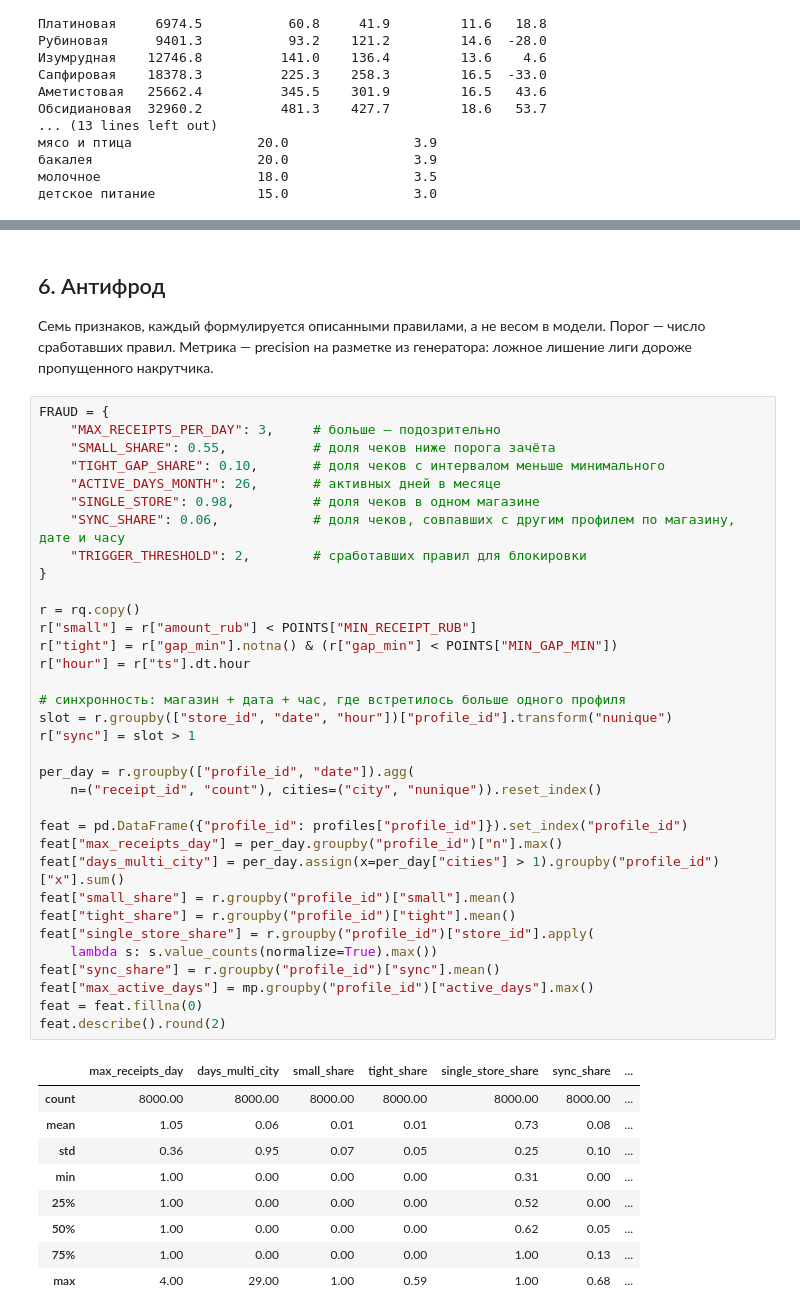
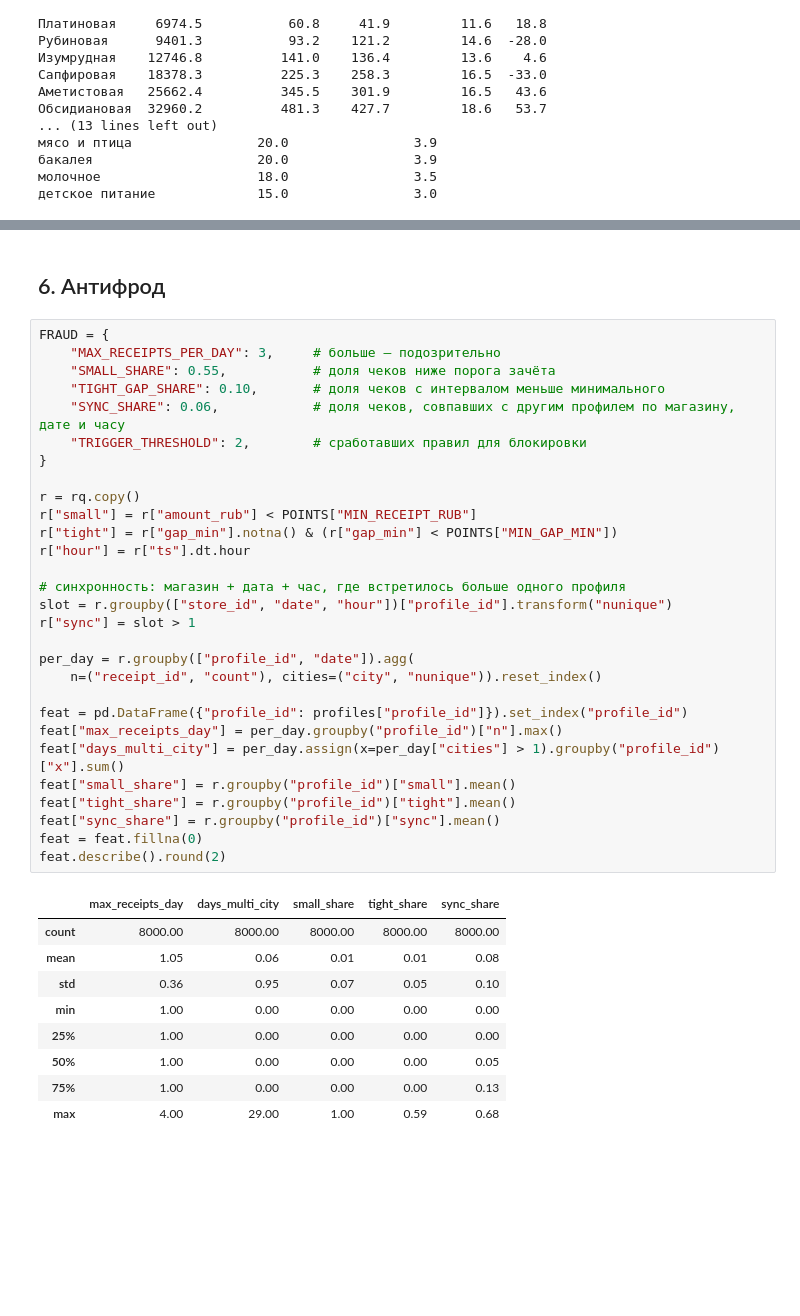
Before and after one commit to Stern-Ritter/game-loyalty-design, a Jupyter notebook: leagues-engine.ipynb, the cells around one changed output, grey strips where cells are left out. Saved outputs shown, nothing was run; the diff lists cells and outputs as text; blank space fills up the shorter version.

```diff
--- a/leagues-engine.ipynb
+++ b/leagues-engine.ipynb
@@ -915,53 +891,44 @@ print(rate_tbl.to_string())
 # %% [markdown]
 ## 6. Антифрод
-
-Семь признаков, каждый формулируется описанными правилами, а не весом в модели. Порог — число сработавших
-правил. Метрика — precision на разметке из генератора: ложное лишение лиги дороже
-пропущенного накрутчика.
 # %%
 FRAUD = {
     "MAX_RECEIPTS_PER_DAY": 3,     # больше — подозрительно
     "SMALL_SHARE": 0.55,           # доля чеков ниже порога зачёта
     "TIGHT_GAP_SHARE": 0.10,       # доля чеков с интервалом меньше минимального
-    "ACTIVE_DAYS_MONTH": 26,       # активных дней в месяце
-    "SINGLE_STORE": 0.98,          # доля чеков в одном магазине
     "SYNC_SHARE": 0.06,            # доля чеков, совпавших с другим профилем по магазину, дате и часу
     "TRIGGER_THRESHOLD": 2,        # сработавших правил для блокировки
 }
 
 r = rq.copy()
 r["small"] = r["amount_rub"] < POINTS["MIN_RECEIPT_RUB"]
 r["tight"] = r["gap_min"].notna() & (r["gap_min"] < POINTS["MIN_GAP_MIN"])
 r["hour"] = r["ts"].dt.hour
 
 # синхронность: магазин + дата + час, где встретилось больше одного профиля
 slot = r.groupby(["store_id", "date", "hour"])["profile_id"].transform("nunique")
 r["sync"] = slot > 1
 
 per_day = r.groupby(["profile_id", "date"]).agg(
     n=("receipt_id", "count"), cities=("city", "nunique")).reset_index()
 
 feat = pd.DataFrame({"profile_id": profiles["profile_id"]}).set_index("profile_id")
 feat["max_receipts_day"] = per_day.groupby("profile_id")["n"].max()
 feat["days_multi_city"] = per_day.assign(x=per_day["cities"] > 1).groupby("profile_id")["x"].sum()
 feat["small_share"] = r.groupby("profile_id")["small"].mean()
 feat["tight_share"] = r.groupby("profile_id")["tight"].mean()
-feat["single_store_share"] = r.groupby("profile_id")["store_id"].apply(
-    lambda s: s.value_counts(normalize=True).max())
 feat["sync_share"] = r.groupby("profile_id")["sync"].mean()
-feat["max_active_days"] = mp.groupby("profile_id")["active_days"].max()
 feat = feat.fillna(0)
 feat.describe().round(2)
 # %% [output]
-|  | max_receipts_day | days_multi_city | small_share | tight_share | single_store_share | sync_share | ... |
-| count | 8000.00 | 8000.00 | 8000.00 | 8000.00 | 8000.00 | 8000.00 | ... |
-| mean | 1.05 | 0.06 | 0.01 | 0.01 | 0.73 | 0.08 | ... |
-| std | 0.36 | 0.95 | 0.07 | 0.05 | 0.25 | 0.10 | ... |
-| min | 1.00 | 0.00 | 0.00 | 0.00 | 0.31 | 0.00 | ... |
-| 25% | 1.00 | 0.00 | 0.00 | 0.00 | 0.52 | 0.00 | ... |
-| 50% | 1.00 | 0.00 | 0.00 | 0.00 | 0.62 | 0.05 | ... |
-| 75% | 1.00 | 0.00 | 0.00 | 0.00 | 1.00 | 0.13 | ... |
-| max | 4.00 | 29.00 | 1.00 | 0.59 | 1.00 | 0.68 | ... |
+|  | max_receipts_day | days_multi_city | small_share | tight_share | sync_share |
+| count | 8000.00 | 8000.00 | 8000.00 | 8000.00 | 8000.00 |
+| mean | 1.05 | 0.06 | 0.01 | 0.01 | 0.08 |
+| std | 0.36 | 0.95 | 0.07 | 0.05 | 0.10 |
+| min | 1.00 | 0.00 | 0.00 | 0.00 | 0.00 |
+| 25% | 1.00 | 0.00 | 0.00 | 0.00 | 0.00 |
+| 50% | 1.00 | 0.00 | 0.00 | 0.00 | 0.05 |
+| 75% | 1.00 | 0.00 | 0.00 | 0.00 | 0.13 |
+| max | 4.00 | 29.00 | 1.00 | 0.59 | 0.68 |
 # %%
 rules = pd.DataFrame(index=feat.index)
 rules["много чеков за день"]        = feat["max_receipts_day"] > FRAUD["MAX_RECEIPTS_PER_DAY"]
```
Also changed, not shown: parts of 16 cells of this notebook, 2 other files.
